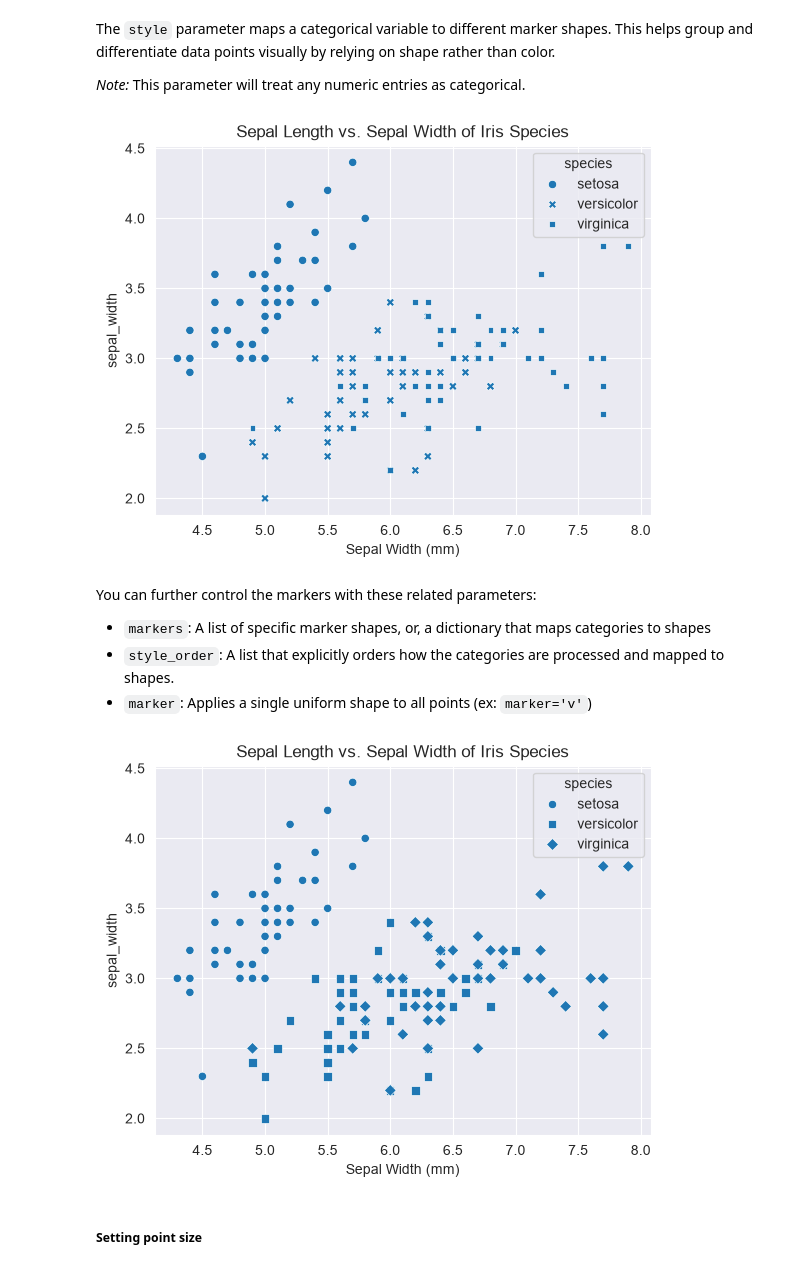
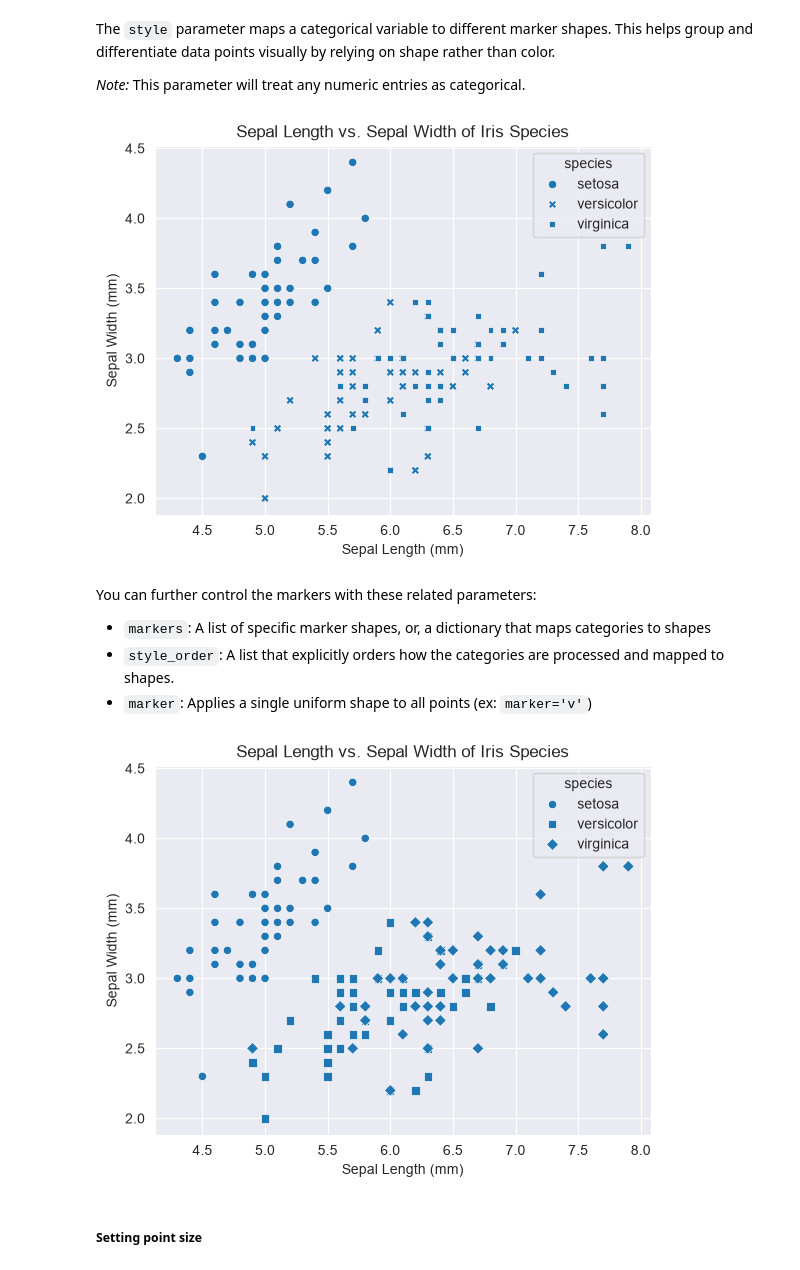
Before and after one commit to kelpppp/data-viz-notes, a Jupyter notebook: 02-data-visualization-notes.ipynb, the cells around one changed output. Cells and saved outputs as stored; diff of their text form; code cells hidden in the pictures.

```diff
--- a/02-data-visualization-notes.ipynb
+++ b/02-data-visualization-notes.ipynb
@@ -401,17 +403,17 @@ The `style` parameter maps a categorical variable to different marker shapes. Th
 # %%
 plot = sns.scatterplot(
     x='sepal_length',
     y='sepal_width',
     data=flowers_df,
     # assign different styles based on species
     style='species'
 )
 
 plot.set_title('Sepal Length vs. Sepal Width of Iris Species')
 plot.set_xlabel('Sepal Length (mm)')
-plot.set_xlabel('Sepal Width (mm)');
+plot.set_ylabel('Sepal Width (mm)');
 # %% [output]
-[figure, old version]
+[figure, new version]
 # %% [markdown]
 You can further control the markers with these related parameters:
 * `markers`: A list of specific marker shapes, or, a dictionary that maps categories to shapes
@@ -430,9 +432,9 @@ plot = sns.scatterplot(
 
 plot.set_title('Sepal Length vs. Sepal Width of Iris Species')
 plot.set_xlabel('Sepal Length (mm)')
-plot.set_xlabel('Sepal Width (mm)');
+plot.set_ylabel('Sepal Width (mm)');
 # %% [output]
-[figure, old version]
+[figure, new version]
 # %% [markdown]
 ##### Setting point size
 # %% [markdown]
```
Also changed, not shown: parts of 55 cells of this notebook.
